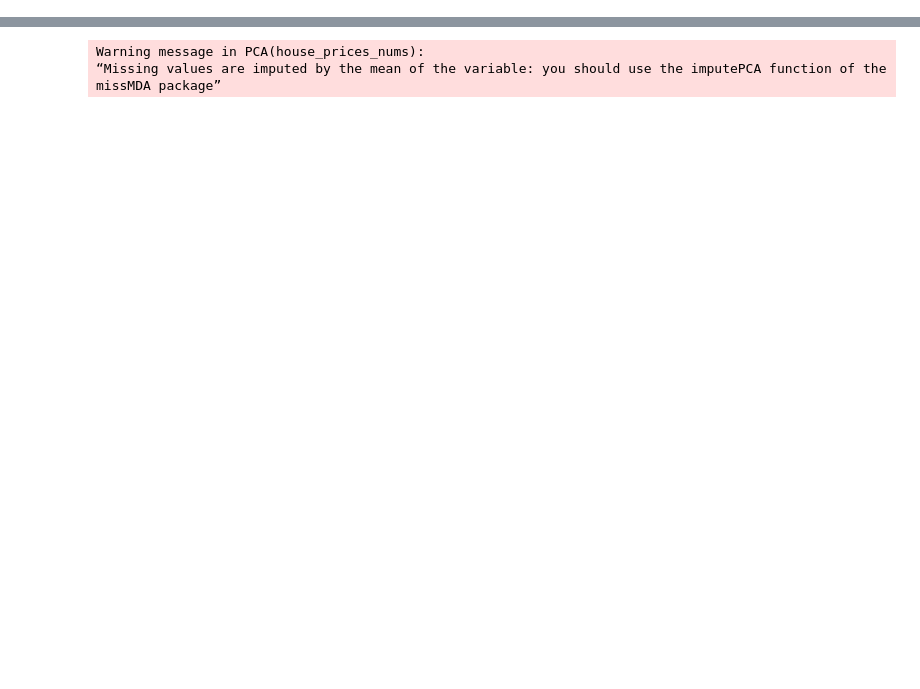
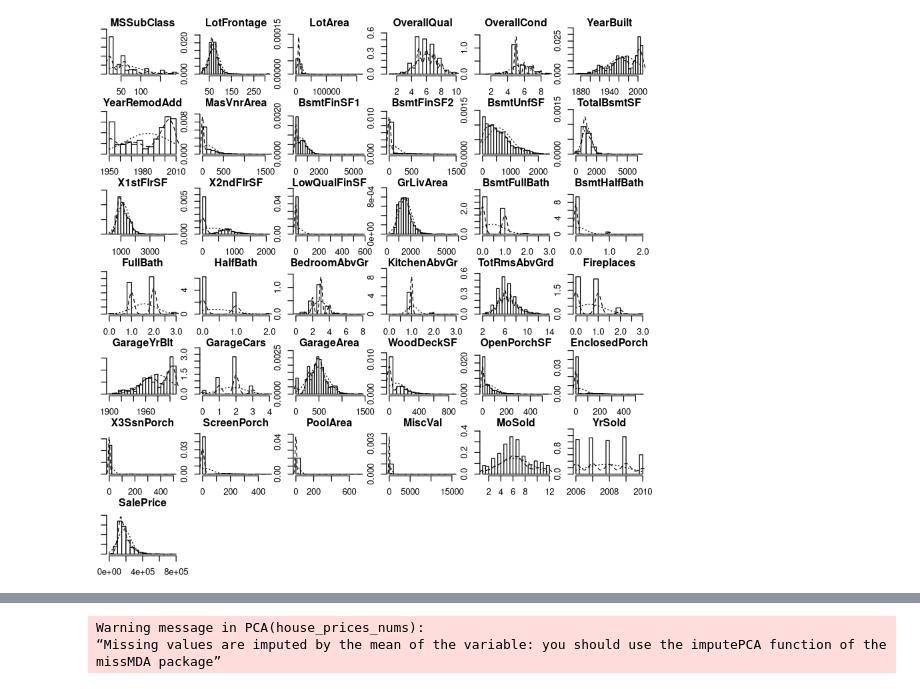
Before and after one commit to Simplon-IA-Bdx-1/house-prices-nicolasa-guillaume, a Jupyter notebook: House Prices Data exploration.ipynb, the cells around one changed output, grey strips where cells are left out. Saved outputs shown, nothing was run; the diff lists cells and outputs as text; code cells hidden in the pictures; blank space fills up the shorter version.

```diff
--- a/House Prices Data exploration.ipynb
+++ b/House Prices Data exploration.ipynb
@@ -26,0 +41,4 @@ colnames(house_prices)
+# %%
+multi.hist(house_prices_nums)
+# %% [output]
+[figure, added]
```
Also changed, not shown: parts of 39 cells of this notebook, 2 other files.
